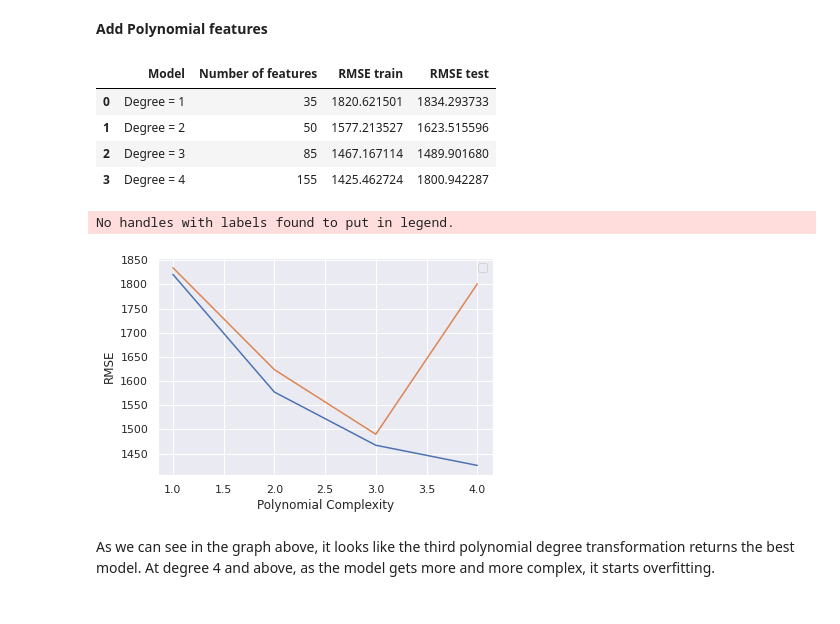
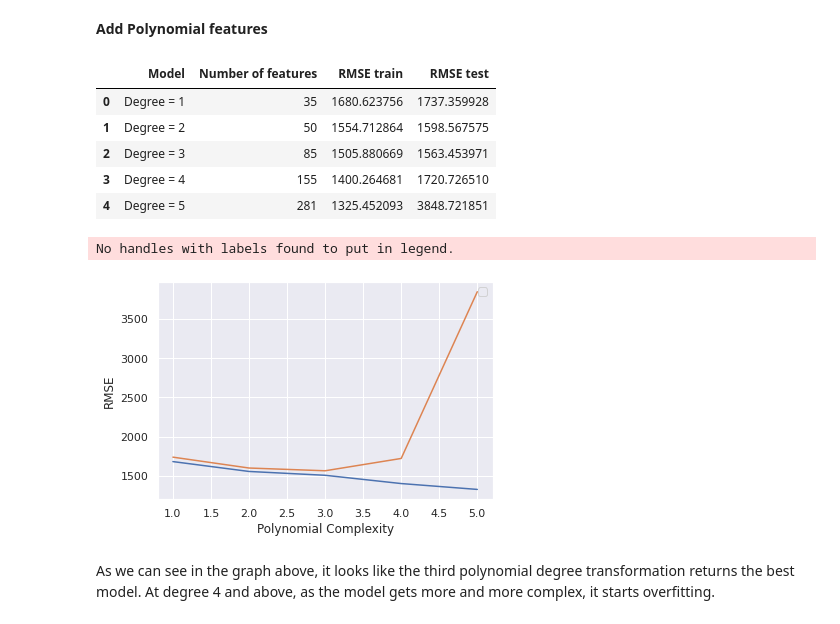
Before and after one commit to kston/ford_regression_regularization, a Jupyter notebook: Ford_Dataset_Linear_Regr_and_Regul.ipynb, the cells around one changed output. Saved outputs shown, nothing was run; the diff lists cells and outputs as text; code cells hidden in the pictures.

```diff
--- a/Ford_Dataset_Linear_Regr_and_Regul.ipynb
+++ b/Ford_Dataset_Linear_Regr_and_Regul.ipynb
@@ -788,29 +790,30 @@ error_df
 # Create blank error table
 error_pf_df = pd.DataFrame(columns=['Model', 'Number of features', 'RMSE train', 'RMSE test'])
 
-# Iterate different degree, 1 to 4
-for d in list(range(1,5)):
-    error = LR_model(df).model_fit(label=f'Degree = {d}', encoding=True, scaling=True, polynomial=True, degree=d)
+# Iterate different degree, 1 to 5
+for d in list(range(1,6)):
+    error = LR_model(df).model_fit(label=f'Degree = {d}', encoding=True,squareroot=True, logtransform=True, scaling=True, polynomial=True, degree=d)
     error_pf_df = error_pf_df.append(error, ignore_index=True)
 
 # Print out the error table
 error_pf_df
 # %% [output]
 |  | Model | Number of features | RMSE train | RMSE test |
-| 0 | Degree = 1 | 35 | 1820.621501 | 1834.293733 |
-| 1 | Degree = 2 | 50 | 1577.213527 | 1623.515596 |
-| 2 | Degree = 3 | 85 | 1467.167114 | 1489.901680 |
-| 3 | Degree = 4 | 155 | 1425.462724 | 1800.942287 |
+| 0 | Degree = 1 | 35 | 1680.623756 | 1737.359928 |
+| 1 | Degree = 2 | 50 | 1554.712864 | 1598.567575 |
+| 2 | Degree = 3 | 85 | 1505.880669 | 1563.453971 |
+| 3 | Degree = 4 | 155 | 1400.264681 | 1720.726510 |
+| 4 | Degree = 5 | 281 | 1325.452093 | 3848.721851 |
 # %%
-plt.plot(range(1,5), error_pf_df['RMSE train'])
-plt.plot(range(1,5),error_pf_df['RMSE test'])
+plt.plot(range(1,6), error_pf_df['RMSE train'])
+plt.plot(range(1,6),error_pf_df['RMSE test'])
 plt.xlabel("Polynomial Complexity")
 plt.ylabel("RMSE")
 
 plt.legend()
 plt.show()
 # %% [output]
 No handles with labels found to put in legend.
-[figure, old version]
+[figure, new version]
 # %% [markdown]
 As we can see in the graph above, it looks like the third polynomial degree transformation returns the best model. At degree 4 and above, as the model gets more and more complex, it starts overfitting.
```
Also changed, not shown: parts of 38 cells of this notebook.
